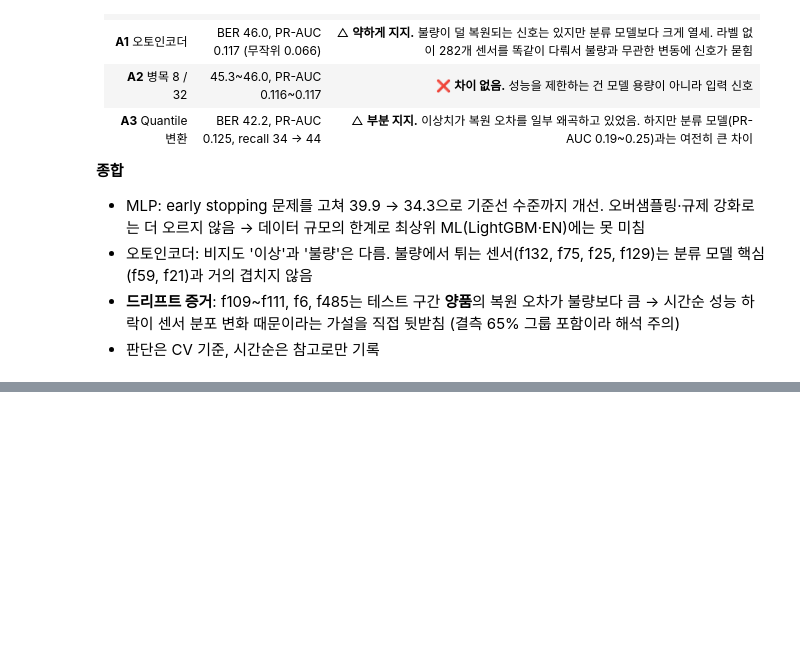
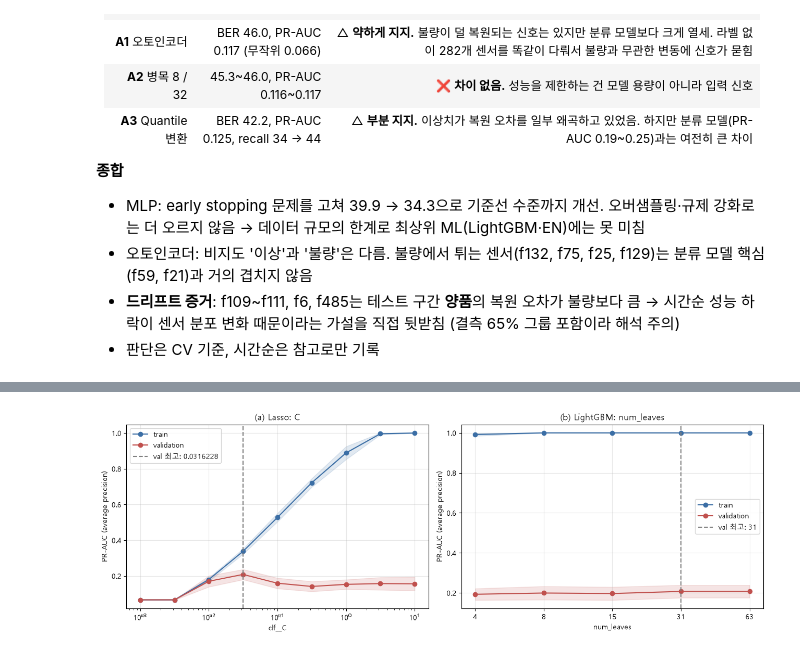
Before and after one commit to MinSeok0229/secom-defect-analysis, a Jupyter notebook: notebook/secom_dl.ipynb, the cells around one changed output, grey strips where cells are left out. Cells and saved outputs as stored; diff of their text form; code cells hidden in the pictures; blank space fills up the shorter version.

Commit message:
Add tuning round, final model selection, and analysis flow

```diff
--- a/notebook/secom_dl.ipynb
+++ b/notebook/secom_dl.ipynb
@@ -440,0 +462,68 @@ with pd.option_context("display.max_colwidth", None):
+# %%
+from sklearn.pipeline import Pipeline
+from sklearn.preprocessing import StandardScaler
+from sklearn.model_selection import validation_curve, StratifiedKFold, RandomizedSearchCV
+from sklearn.linear_model import LogisticRegression
+from lightgbm import LGBMClassifier
+
+plt.rcParams["axes.unicode_minus"] = False
+
+VC_CV = StratifiedKFold(n_splits=5, shuffle=True, random_state=42)
+LGBM_BASE = dict(class_weight="balanced", random_state=42, verbose=-1,
+                 n_estimators=300, learning_rate=0.03, min_child_samples=20,
+                 subsample=0.8, subsample_freq=1, colsample_bytree=0.5, reg_lambda=1.0)
+
+
+def run_vc(model, param, values):
+    tr, va = validation_curve(model, X2, yb, param_name=param, param_range=values,
+                              scoring="average_precision", cv=VC_CV, n_jobs=-1)
+    return pd.DataFrame({"train_mean": tr.mean(1), "train_std": tr.std(1),
+                         "val_mean": va.mean(1), "val_std": va.std(1)}, index=pd.Index(values, name=param))
+
+
+def plot_vc(ax, t, title, log_x=False):
+    x = np.arange(len(t)) if not log_x else t.index.to_numpy(dtype=float)
+    for col, color, label in [("train", "#3B6EA5", "train"), ("val", "#C0504D", "validation")]:
+        m, s = t[f"{col}_mean"].to_numpy(), t[f"{col}_std"].to_numpy()
+        ax.plot(x, m, marker="o", color=color, label=label)
+        ax.fill_between(x, m - s, m + s, color=color, alpha=0.15)
+    best_i = int(t["val_mean"].to_numpy().argmax())
+    ax.axvline(x[best_i], color="gray", ls="--", label=f"val 최고: {t.index[best_i]:g}")
+    if log_x:
+        ax.set_xscale("log")
+    else:
+        ax.set_xticks(x, [f"{v:g}" for v in t.index])
+    ax.set_xlabel(t.index.name)
+    ax.set_ylabel("PR-AUC (average precision)")
+    ax.set_title(title)
+    ax.legend()
+    ax.grid(alpha=0.3)
+
+
+with timed("T1 검증 곡선"):
+    lasso_vc_pipe = Pipeline([
+        *impute_steps(),
+        ("scale", StandardScaler()),
+        ("clf", LogisticRegression(solver="liblinear", l1_ratio=1, class_weight="balanced", tol=1e-3, max_iter=5000)),
+    ])
+    with timed("(a) Lasso C"):
+        vc_lasso = run_vc(lasso_vc_pipe, "clf__C", np.logspace(-3, 1, 9))
+    with timed("(b) LightGBM num_leaves"):
+        vc_lgbm = run_vc(LGBMClassifier(**LGBM_BASE), "num_leaves", [4, 8, 15, 31, 63])
+
+    fig, axes = plt.subplots(1, 2, figsize=(13, 4.5))
+    plot_vc(axes[0], vc_lasso, "(a) Lasso: C", log_x=True)
+    plot_vc(axes[1], vc_lgbm, "(b) LightGBM: num_leaves")
+    plt.tight_layout()
+    plt.show()
+
+    t1_summary = {}
+    for label, t in [("(a) Lasso C", vc_lasso), ("(b) LightGBM num_leaves", vc_lgbm)]:
+        t = t.assign(gap=t["train_mean"] - t["val_mean"])
+        best = t["val_mean"].idxmax()
+        print(f"\n{label}")
+        print(t[["train_mean", "val_mean", "val_std", "gap"]].round(3).to_string())
+        print(f"→ validation 최고점: {t.index.name} = {best:g} "
+              f"(val {t.loc[best, 'val_mean']:.3f} ± {t.loc[best, 'val_std']:.3f}, gap {t.loc[best, 'gap']:.3f})")
+        t1_summary[label] = (best, t.loc[best, "val_mean"], t.loc[best, "gap"])
+# %% [output]
@@ -440,0 +547 @@ with pd.option_context("display.max_colwidth", None):
+[figure, added]
```
Also changed, not shown: parts of 9 cells of this notebook, 1 other file.
